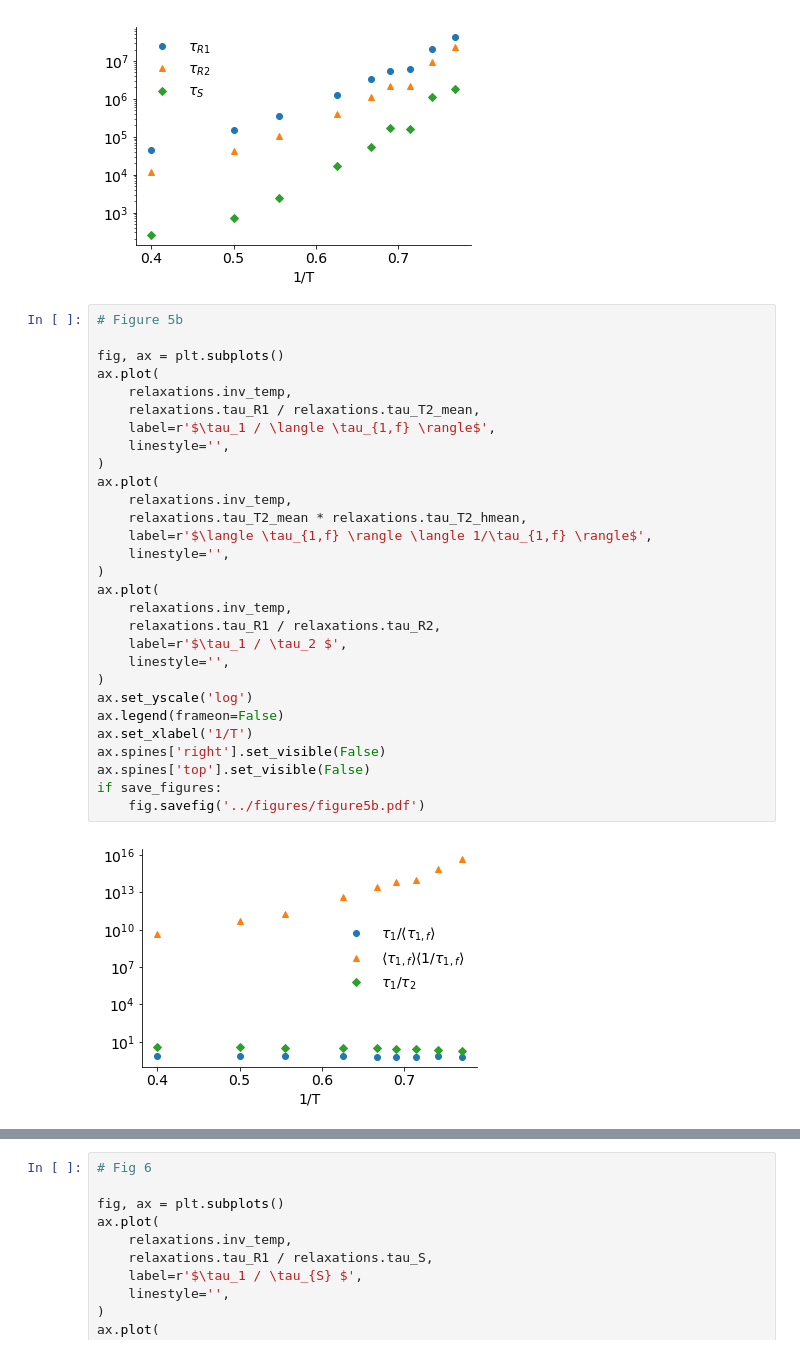
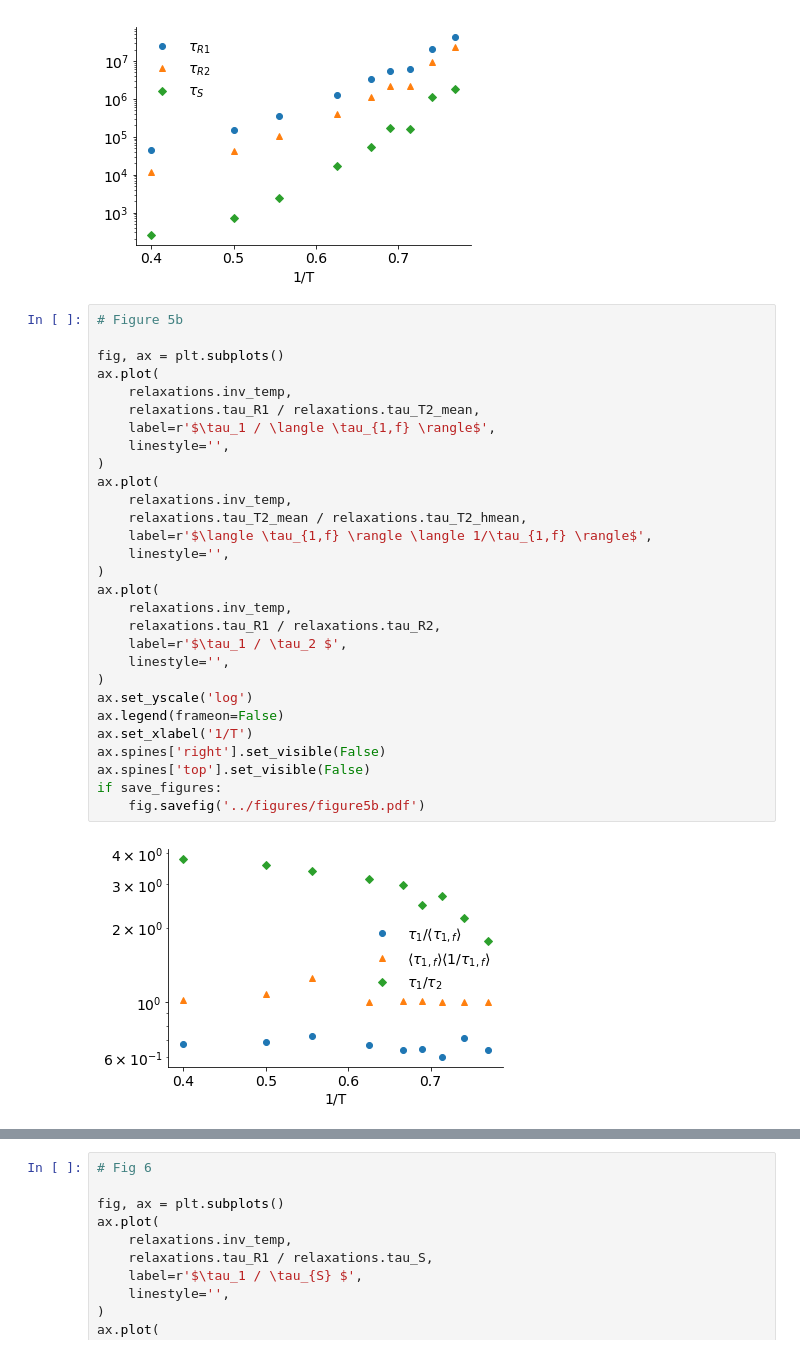
Before and after one commit to malramsay64/Dynamics, a Jupyter notebook: notebooks/03_Publication_Figures.ipynb, the cells around one changed output, grey strips where cells are left out. Saved outputs shown, nothing was run; the diff lists cells and outputs as text.

```diff
--- a/notebooks/03_Publication_Figures.ipynb
+++ b/notebooks/03_Publication_Figures.ipynb
@@ -213,34 +213,34 @@ if save_figures:
 # %%
 # Figure 5b
 
 fig, ax = plt.subplots()
 ax.plot(
     relaxations.inv_temp,
     relaxations.tau_R1 / relaxations.tau_T2_mean,
     label=r'$\tau_1 / \langle \tau_{1,f} \rangle$',
     linestyle='',
 )
 ax.plot(
     relaxations.inv_temp,
-    relaxations.tau_T2_mean * relaxations.tau_T2_hmean,
+    relaxations.tau_T2_mean / relaxations.tau_T2_hmean,
     label=r'$\langle \tau_{1,f} \rangle \langle 1/\tau_{1,f} \rangle$',
     linestyle='',
 )
 ax.plot(
     relaxations.inv_temp,
     relaxations.tau_R1 / relaxations.tau_R2,
     label=r'$\tau_1 / \tau_2 $',
     linestyle='',
 )
 ax.set_yscale('log')
 ax.legend(frameon=False)
 ax.set_xlabel('1/T')
 ax.spines['right'].set_visible(False)
 ax.spines['top'].set_visible(False)
 if save_figures:
     fig.savefig('../figures/figure5b.pdf')
 # %% [output]
-[figure, old version]
+[figure, new version]
 # %%
 # Figure 5c
 
```
Also changed, not shown: parts of 4 cells of this notebook.
